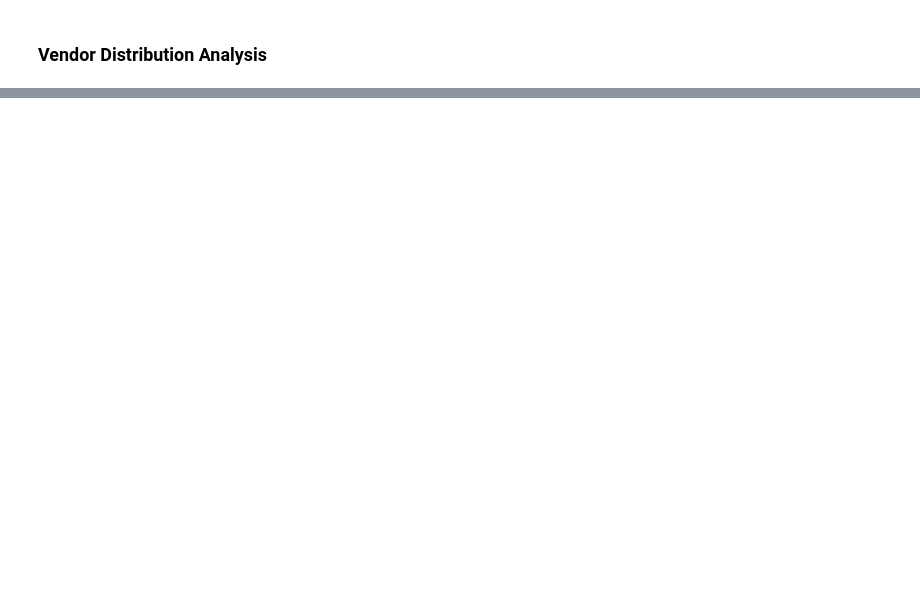
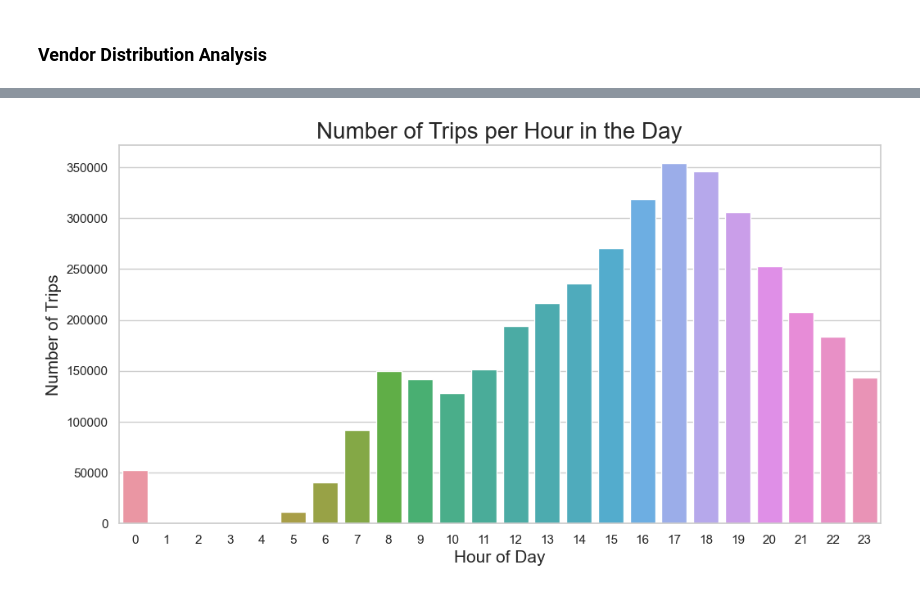
Before and after one commit to thienanbui/Electric-Scooter-Time-Series-Modeling, a Jupyter notebook: Capstone-Escooter.ipynb, the cells around one changed output, grey strips where cells are left out. Cells and saved outputs as stored; diff of their text form; code cells hidden in the pictures; blank space fills up the shorter version.

```diff
--- a/Capstone-Escooter.ipynb
+++ b/Capstone-Escooter.ipynb
@@ -561,0 +333,3 @@ plt.show()
+# %%
+df_e_scooter_trips_plot = df_e_scooter_trips.groupby('hour_of_day').sum().reset_index()
+df_e_scooter_trips_plot.head()
@@ -561,0 +344,16 @@ plt.show()
+# %%
+# Creating graph showing the number of electric scooter trips by hour in the day
+plt.figure(figsize = (12, 6))
+sns.set(style = 'whitegrid')
+
+# Plot
+eda_data_plot = sns.barplot(x = 'hour_of_day', y = 'count', data = df_e_scooter_trips_plot)
+
+# Labels and titles
+plt.title('Number of Trips per Hour in the Day', fontsize = 20)
+plt.xlabel('Hour of Day', fontsize = 15)
+plt.ylabel('Number of Trips', fontsize = 15)
+
+plt.show()
+# %% [output]
+[figure, added]
```
Also changed, not shown: parts of 110 cells of this notebook.
